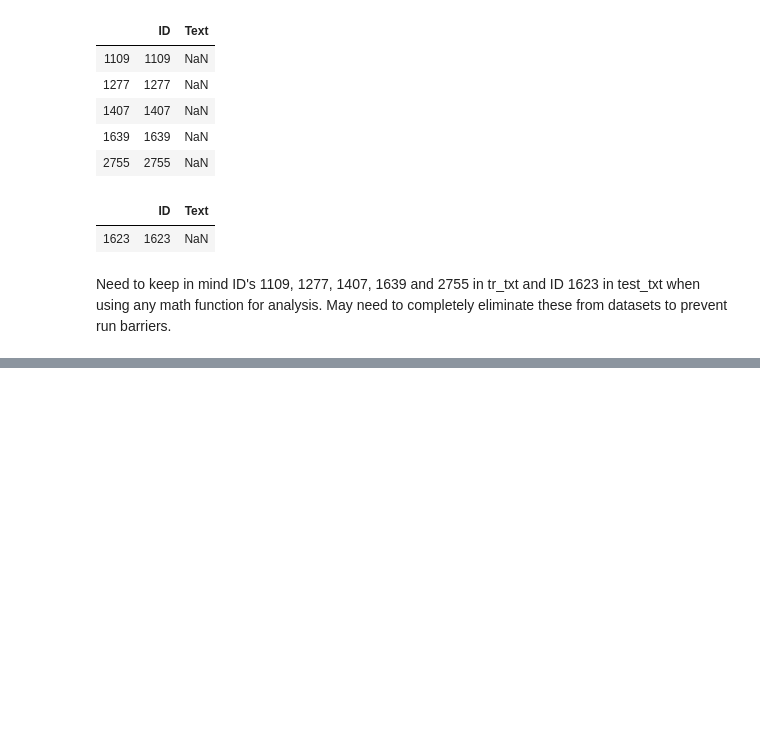
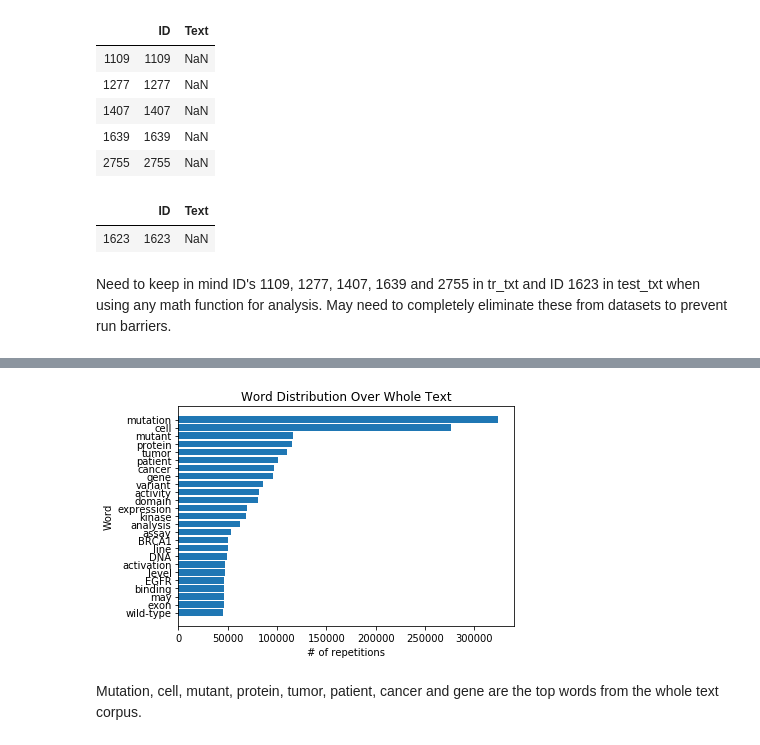
Before and after one commit to mindyng/Technical-Assessments, a Jupyter notebook: Cancer_Prediction.ipynb, the cells around one changed output, grey strips where cells are left out. Cells and saved outputs as stored; diff of their text form; code cells hidden in the pictures; blank space fills up the shorter version.

```diff
--- a/Cancer_Prediction.ipynb
+++ b/Cancer_Prediction.ipynb
@@ -274,0 +285,37 @@ Though this can be valuable if it is normalized and balanced by weights. However
+# %%
+custom_words = ["fig", "figure", "et", "al", "al.", "also",
+                "data", "analyze", "study", "table", "using",
+                "method", "result", "conclusion", "author",
+                "find", "found", "show", '"', "’", "“", "”"]
+
+stop_words = set(stopwords.words('english') + list(punctuation) + custom_words)
+wordnet_lemmatizer = WordNetLemmatizer()
+
+class_corpus = tr_data.groupby('Class').apply(lambda x: x['Text'].str.cat())
+class_corpus = class_corpus.apply(lambda x: Counter(
+    [wordnet_lemmatizer.lemmatize(w)
+     for w in word_tokenize(x)
+     if w.lower() not in stop_words and not w.isdigit()]
+))
+# %%
+whole_text_freq = class_corpus.sum()
+
+fig, ax = plt.subplots()
+
+label, repetition = zip(*whole_text_freq.most_common(25))
+
+ax.barh(range(len(label)), repetition, align='center')
+ax.set_yticks(np.arange(len(label)))
+ax.set_yticklabels(label)
+ax.invert_yaxis()
+
+ax.set_title('Word Distribution Over Whole Text')
+ax.set_xlabel('# of repetitions')
+ax.set_ylabel('Word')
+
+plt.tight_layout()
+plt.show()
+# %% [output]
+[figure, added]
+# %% [markdown]
+Mutation, cell, mutant, protein, tumor, patient, cancer and gene are the top words from the whole text corpus.
```
Also changed, not shown: parts of 32 cells of this notebook.
